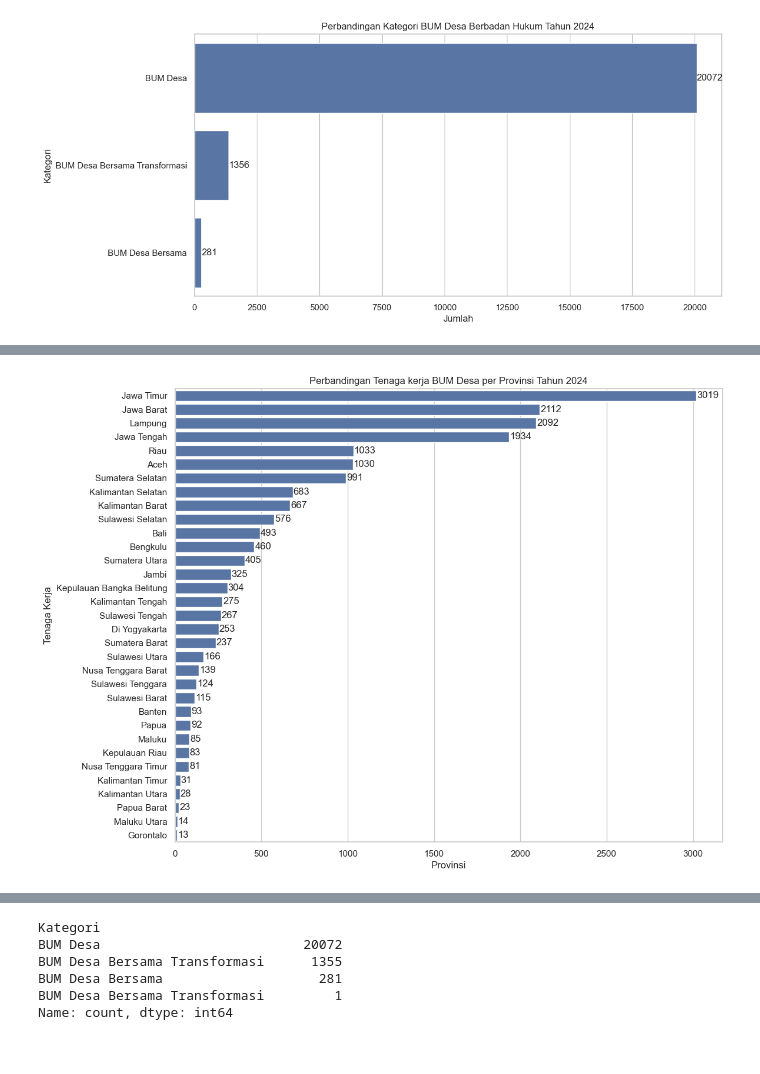
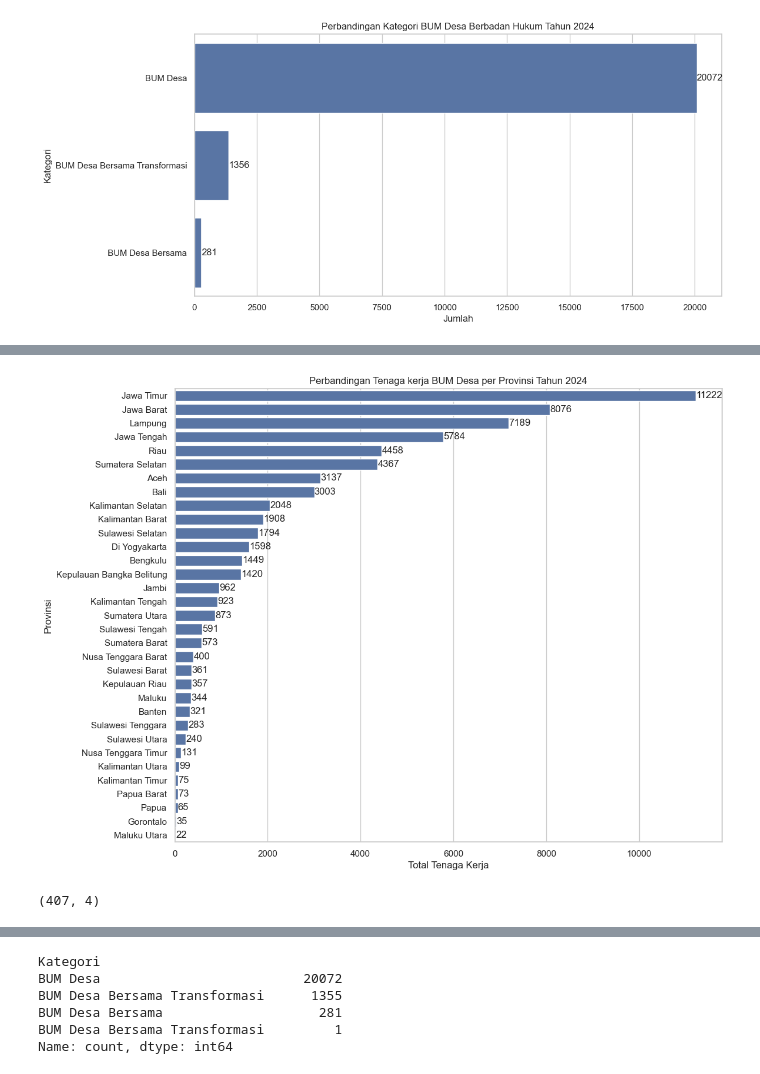
Before and after one commit to naufaldahafizh/potensi-desa-2024, a Jupyter notebook: tahap_2-analisis_potensi_desa_2024.ipynb, the cells around one changed output, grey strips where cells are left out. Saved outputs shown, nothing was run; the diff lists cells and outputs as text; code cells hidden in the pictures.

```diff
--- a/tahap_2-analisis_potensi_desa_2024.ipynb
+++ b/tahap_2-analisis_potensi_desa_2024.ipynb
@@ -705,3 +717,8 @@ kolom_18_str = ['Kode_Prov', 'Kode_Desa']
 for col in df_18.columns:
     if col in kolom_18_str:
         df_18[col] = df_18[col].astype(int).astype(str)
+df_18['Kabupaten'] = df_18['Kabupaten'].str.title()
+df_18['Kecamatan'] = df_18['Kecamatan'].str.title()
+df_18['Desa'] = df_18['Desa'].str.title()
+df_18['Nama_BUMDes'] = df_18['Nama_BUMDes'].str.title()
+df_18.head()
@@ -708,21 +732,30 @@ for col in df_18.columns:
 # %%
 # Visualisasi Tipe BUM Desa Berbadan Hukum
-df_kerja = df_18['Provinsi'].value_counts()
+df_kerja = df_18.groupby(['Provinsi'], as_index=False)['Tenaga_Kerja'].sum()
+df_kerja = df_kerja.sort_values(by='Tenaga_Kerja', ascending=False)
 plt.figure(figsize=(12,10))
-ax = sns.barplot(x=df_kerja.values, y=df_kerja.index)
+ax = sns.barplot(x=df_kerja['Tenaga_Kerja'], y=df_kerja['Provinsi'])
 for p in ax.patches:
     width = p.get_width()
     # Tempatkan teks di atas bar
     ax.text(
         y=p.get_y() + p.get_height() / 2,
         x=width + 3,
         s=f'{width:.0f}',
         ha='left',
         va='center'
     )
 plt.title('Perbandingan Tenaga kerja BUM Desa per Provinsi Tahun 2024')
-plt.xlabel('Provinsi')
-plt.ylabel('Tenaga Kerja')
+plt.xlabel('Total Tenaga Kerja')
+plt.ylabel('Provinsi')
 plt.show()
 # %% [output]
-[figure, old version]
+[figure, new version]
+# %%
+# Merge df 17 dan df 18 untuk memperoleh korelasi tenaga kerja dan BUMDes
+df_17_count = df_17.groupby(['Provinsi','Kabupaten'], as_index=False).agg(Jumlah_BUMDes = ('Nama_BUMDes', 'count'))
+df_18_agg = df_18.groupby(['Provinsi', 'Kabupaten'], as_index=False)['Tenaga_Kerja'].sum()
+df_1718 = pd.merge(df_17_count, df_18_agg, on=('Provinsi', 'Kabupaten'), how='left')
+df_1718.shape
+# %% [output]
+(407, 4)
```
Also changed, not shown: parts of 9 cells of this notebook, 7 other files.
